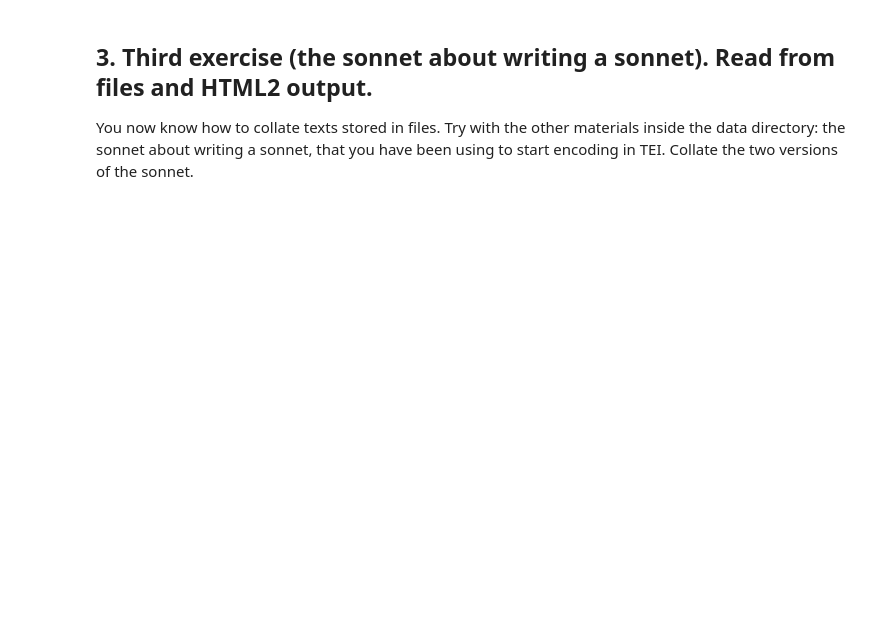
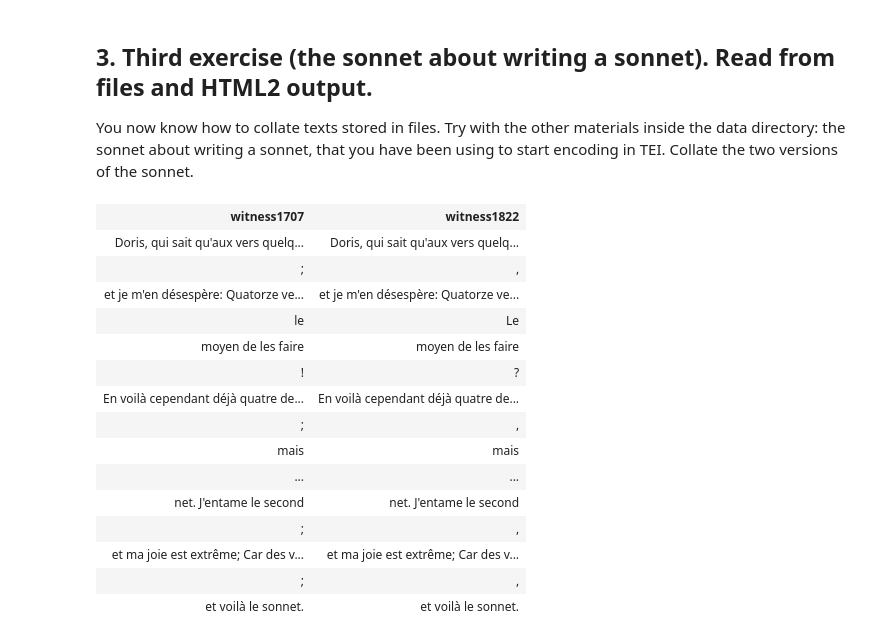
Before and after one commit to elespdn/CollateX_tutorial, a Jupyter notebook: workshopLausanne201904/04_CollateForReal_Files/Collate_Files.ipynb, the cells around one changed output. Drawn from its saved outputs; the diff is of its cells as text; code cells hidden in the pictures; blank space fills up the shorter version.

```diff
--- a/workshopLausanne201904/04_CollateForReal_Files/Collate_Files.ipynb
+++ b/workshopLausanne201904/04_CollateForReal_Files/Collate_Files.ipynb
@@ -83,3 +122,28 @@ alignment_table = collate(collation, output='html2')
 ## 3. Third exercise (the sonnet about writing a sonnet). Read from files and HTML2 output.
 
 You now know how to collate texts stored in files. Try with the other materials inside the data directory: the sonnet about writing a sonnet, that you have been using to start encoding in TEI. Collate the two versions of the sonnet.
+# %%
+from collatex import *
+collation = Collation()
+witness_1707 = open( "../data/sonnet/Lope_soneto_FR_1707.txt", encoding='utf-8' ).read()
+witness_1822 = open( "../data/sonnet/Lope_soneto_FR_1822.txt", encoding='utf-8' ).read()
+collation.add_plain_witness( "witness1707", witness_1707 )
+collation.add_plain_witness( "witness1822", witness_1822 )
+alignment_table = collate(collation, output='html2')
+# %% [output]
+| witness1707 | witness1822 |
+| Doris, qui sait qu'aux vers quelq... | Doris, qui sait qu'aux vers quelq... |
+| ; | , |
+| et je m'en désespère: Quatorze ve... | et je m'en désespère: Quatorze ve... |
+| le | Le |
+| moyen de les faire | moyen de les faire |
+| ! | ? |
+| En voilà cependant déjà quatre de... | En voilà cependant déjà quatre de... |
+| ; | , |
+| mais | mais |
+| ... | ... |
+| net. J'entame le second | net. J'entame le second |
+| ; | , |
+| et ma joie est extrême; Car des v... | et ma joie est extrême; Car des v... |
+| ; | , |
+| et voilà le sonnet. | et voilà le sonnet. |
```
Also changed, not shown: parts of 4 cells of this notebook, 4 other files.
